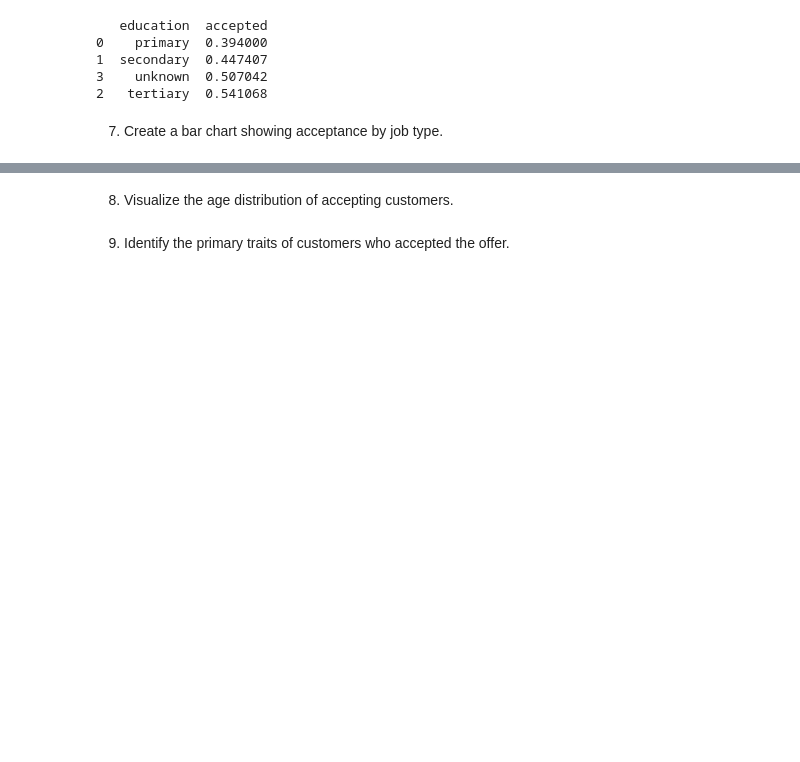
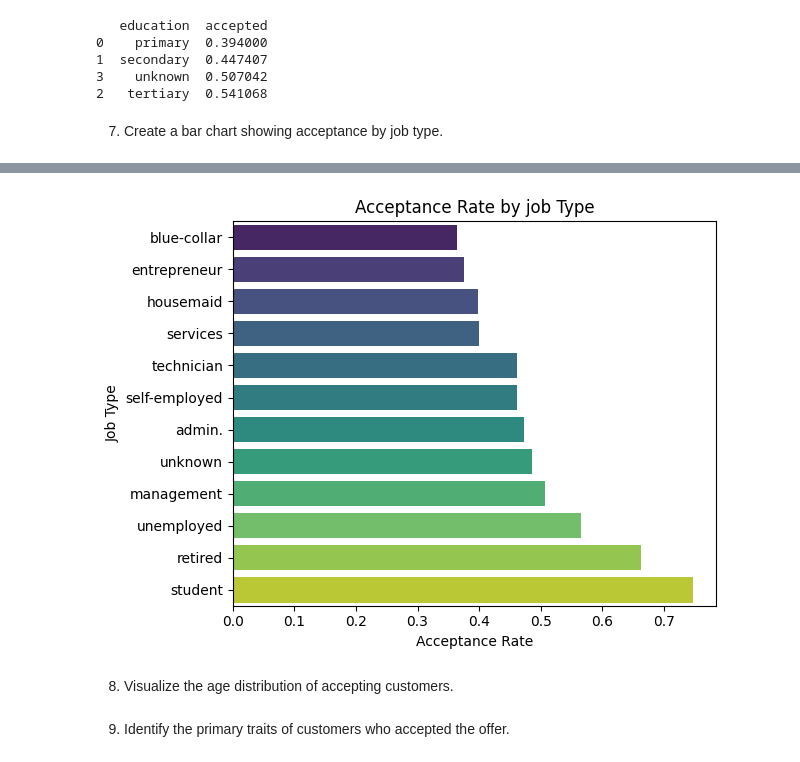
Before and after one commit to Jayshri-Thagunna/Bank_Marketing_Analysis, a Jupyter notebook: data.ipynb, the cells around one changed output, grey strips where cells are left out. Drawn from its saved outputs; the diff is of its cells as text; code cells hidden in the pictures; blank space fills up the shorter version.

Commit message:
bar chart for acceptance rate

```diff
--- a/data.ipynb
+++ b/data.ipynb
@@ -115,3 +115,7 @@ print(education)
 2   tertiary  0.541068
 # %% [markdown]
 7. Create a bar chart showing acceptance by job type.
+# %%
+job = df.groupby('job')['accepted'].mean().reset_index()
+job = job.sort_values(by = 'accepted')
+print(job)
@@ -118,3 +136,13 @@ print(education)
+# %%
+plt.Figure(figsize=(10,6))
+sns.barplot(x='accepted', y ='job', data=job, palette='viridis', hue='job', legend=False)
+plt.title('Acceptance Rate by job Type')
+plt.xlabel('Acceptance Rate')
+plt.ylabel('Job Type')
+plt.tight_layout()
+plt.show()
+# %% [output]
+[figure, added]
 # %% [markdown]
 8. Visualize the age distribution of accepting customers.
 # %% [markdown]
```
Also changed, not shown: parts of 1 cell of this notebook.
